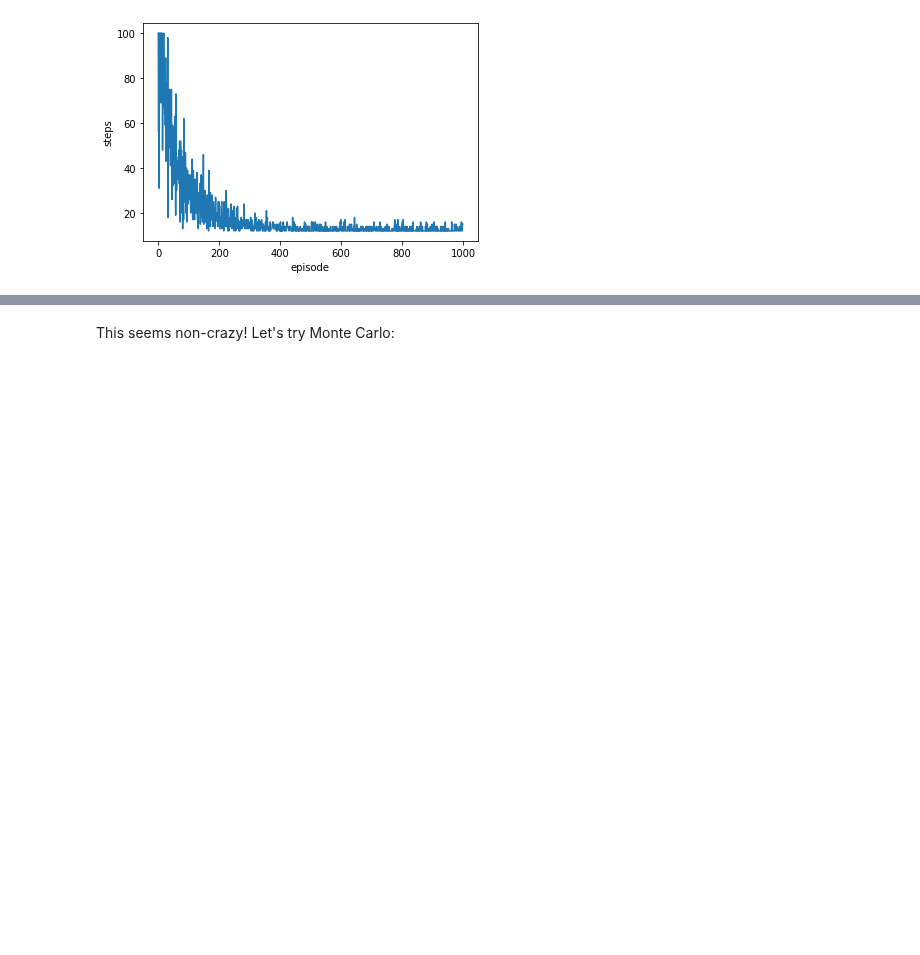
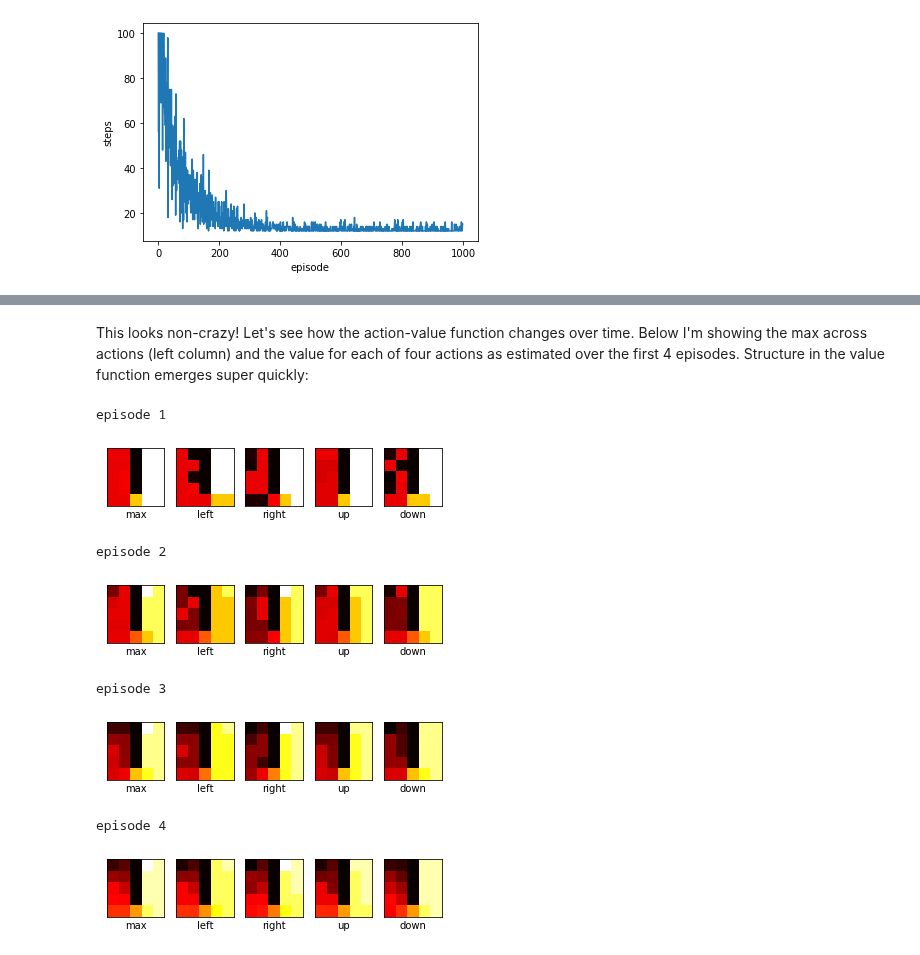
Before and after one commit to richard-warren/rl_sandbox, a Jupyter notebook: demo.ipynb, the cells around one changed output, grey strips where cells are left out. Cells and saved outputs as stored; diff of their text form; code cells hidden in the pictures; blank space fills up the shorter version.

```diff
--- a/demo.ipynb
+++ b/demo.ipynb
@@ -4,24 +6,18 @@ This gridworld implementation works in conjunction with [openai gym](https://gym
 # %%
 import gym
 import rickgrid
-from rickgrid.mazes import mazes
 import numpy as np
 import matplotlib.pyplot as plt
 from rickgrid import Control
 
 # define simple maze
-np.random.seed(0)  # hashtag-reproducibility
+np.random.seed(0)
 env = gym.make('RickGrid-v0',
                walls = np.array([[0,0,1,0,0],
                                  [0,0,1,0,0],
                                  [0,0,1,0,0],
                                  [0,0,1,0,0],
                                  [0,0,0,0,0]], dtype='bool'),
-               rewards = [[0,4,1]],
-               start_coords = [0,0],
-               nonterminal_reward=-1,
-               random_start=False)
-
-env.render(); # show maze
-env.step(1);  # step to the right
-env.render(); # show maze again
+               rewards = [[0,4,1]],     # each reward is a terminal state characterized by [row, col, value]
+               start_coords = [0,0],    # where the agent starts
+               nonterminal_reward=-1)   # -1 per non-terminal step
@@ -61,10 +60,0 @@ The number of steps per episode has decreased. Nice. There should be a correspon
-# %%
-dt = 1
-steps = 6
-
-ctl_q.resetQ();  # reset Q to initial values
-
-for i in np.arange(dt, dt*(steps+1), dt):
-    print('episode {}'.format(i))
-    steps_q, rewards_q = ctl_q.train(alpha=.05, gamma=1, epsilon=.05, episodes=dt);
-    ctl_q.plotQ();
@@ -87,2 +76,18 @@ env.render(Q=ctl_q.Q);
-# %% [markdown]
-This seems non-crazy! Let's try Monte Carlo:
+# %% [markdown]
+This looks non-crazy! Let's see how the action-value function changes over time. Below I'm showing the max across actions (left column) and the value for each of four actions as estimated over the first 4 episodes. Structure in the value function emerges super quickly:
+# %%
+ctl_q.resetQ();  # reset Q to initial values
+
+for i in range(1,5):
+    steps_q, rewards_q = ctl_q.train(alpha=.05, gamma=1, epsilon=.05, episodes=1)
+    print('episode {}'.format(i))
+    ctl_q.plotQ();
+# %% [output]
+episode 1
+[figure, added]
+episode 2
+[figure, added]
+episode 3
+[figure, added]
+episode 4
+[figure, added]
```
Also changed, not shown: parts of 24 cells of this notebook, 3 other files.
